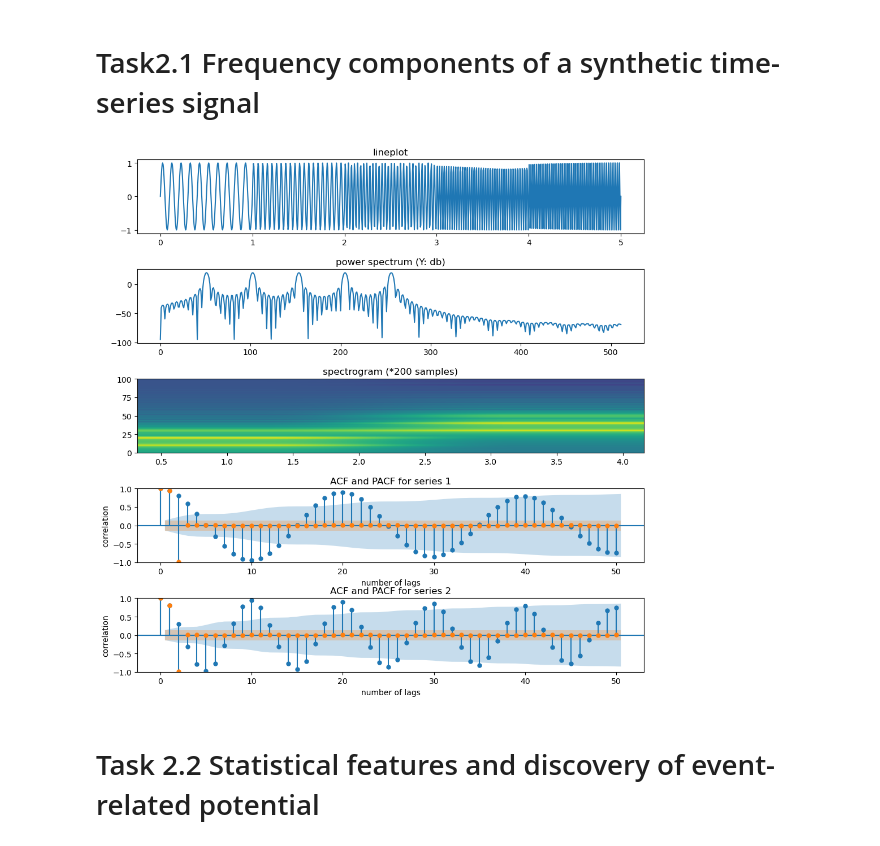
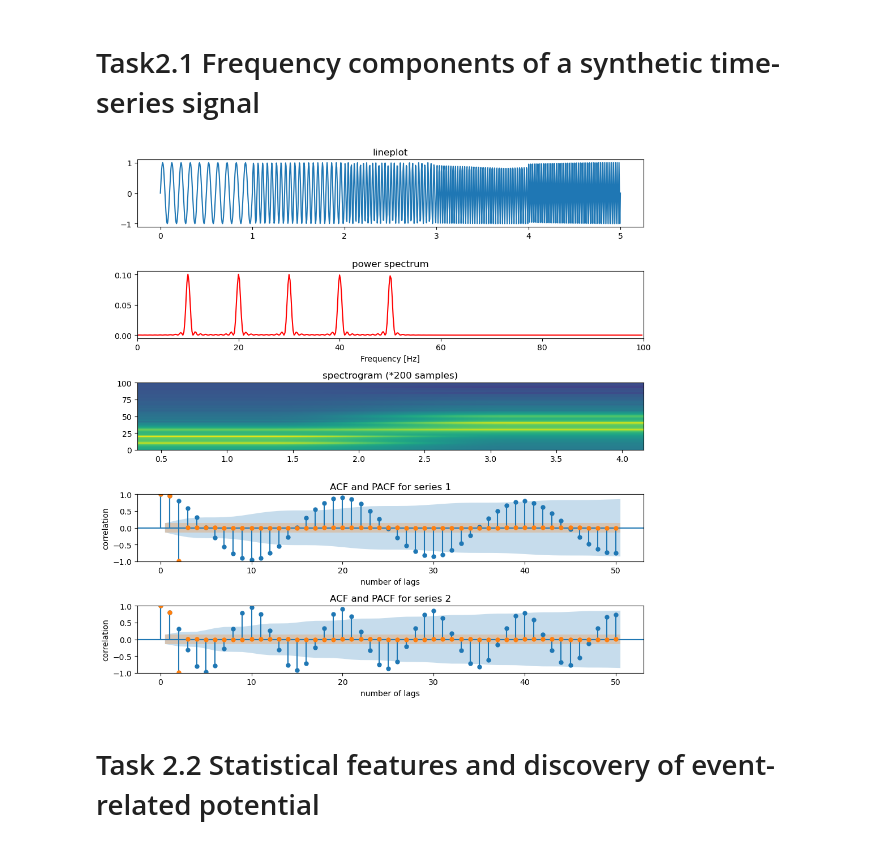
Before and after one commit to R4phou/kth-IL2233-labs, a Jupyter notebook: Lab1/lab1t2.ipynb, the cells around one changed output. Cells and saved outputs as stored; diff of their text form; code cells hidden in the pictures.

```diff
--- a/Lab1/lab1t2.ipynb
+++ b/Lab1/lab1t2.ipynb
@@ -27,42 +27,50 @@ plt.tight_layout()
 plt.plot(x, y)
 
 # 2. power spectrum
-num_fft = 1024
-Y = np.abs(fft(y, num_fft))
-ps = Y ** 2 / num_fft
 ax = plt.subplot(512)
-ax.set_title('power spectrum (Y: db)')
+dt = x[1] - x[0]
+N = 1000
+T = N * dt
+yf = fft(y - y.mean())
+Syy = 2 * dt ** 2 / T * (yf * np.conj(yf)) # Compute spectrum
+Syy = Syy[:int(len(y) / 2)]             # Ignore negative frequencies
+df = 1 / T.max()                       # Determine frequency resolution
+fNQ = 1 / dt / 2                        # Determine Nyquist frequency
+faxis = np.arange(0,fNQ,df)                # Construct frequency axis
+plt.plot(faxis, np.real(Syy), color = 'red')                  # Plot spectrum vs frequency
+plt.xlim([0, 100])                          # Select frequency range
+plt.xlabel('Frequency [Hz]')
+ax.set_title('power spectrum')
 plt.tight_layout()
-plt.plot(20*np.log10(ps[:num_fft//2]))
 
 # 3. spectrogram
 ax = plt.subplot(513)
 ax.set_title('spectrogram (*200 samples)')
 plt.tight_layout()
 plt.specgram(y, NFFT=512, Fs=200)
 
 # 4. ACF & PACF of series 1, where ACF is blue and PACF is orange
 x1 = np.linspace(0, 1, 200)
 x2 = np.linspace(1, 2, 200)
 y1 = np.sin(20*math.pi*1*x1)
 y2 = np.sin(20*math.pi*2*x2)
 ax = plt.subplot(514)
 plt.xlabel('number of lags')
 plt.ylabel('correlation')
 plt.tight_layout()
 plot_acf(y1, ax, 50)
 plot_pacf(y1, ax, 50, title = 'ACF and PACF for series 1')
 
 # 5. ACF & PACF of series 2, where ACF is blue and PACF is orange
 ax = plt.subplot(515)
 plt.xlabel('number of lags')
 plt.ylabel('correlation')
 plt.tight_layout()
 plot_acf(y2, ax, 50)
 plot_pacf(y2, ax, 50, title = 'ACF and PACF for series 2')
 plt.show()
 # %% [output]
-[figure, old version]
+[figure, new version]
 # %% [markdown]
 # Task 2.2  Statistical features and discovery of event-related potential
 # %%
```
